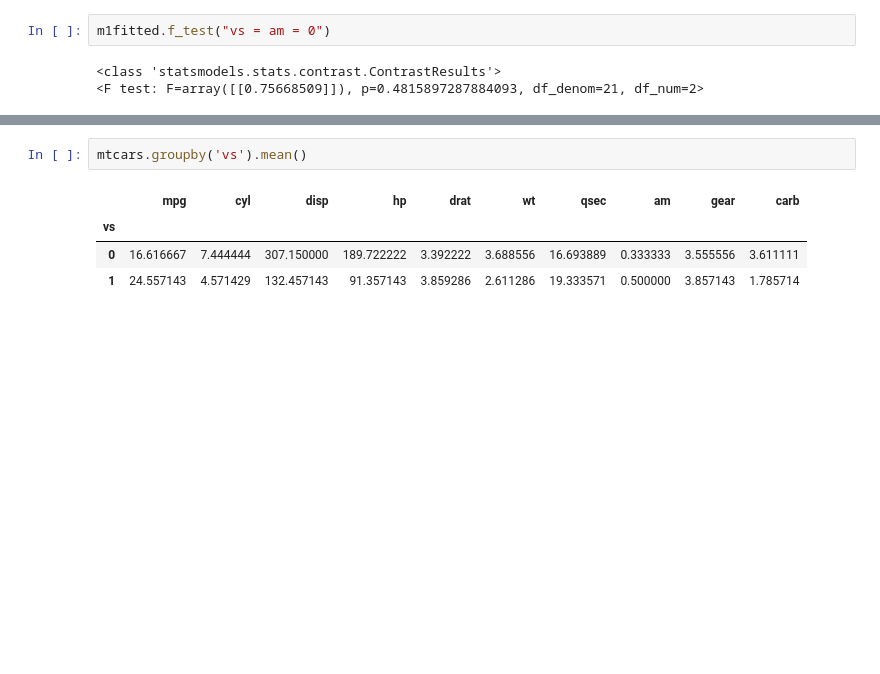
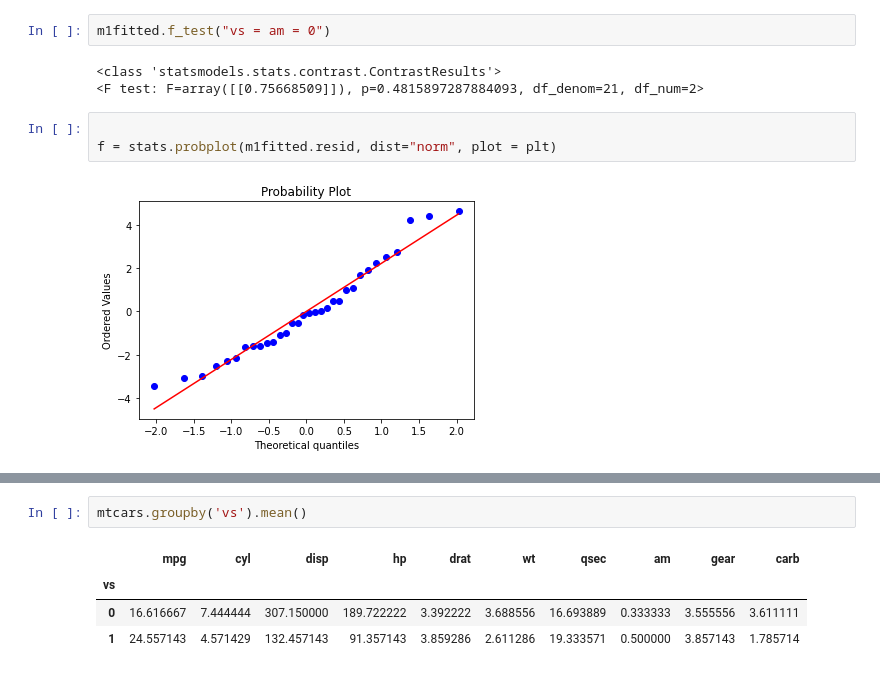
Before and after one commit to ksetdekov/HSE_DS, a Jupyter notebook: 03 Math/Stat hw3/hw3.ipynb, the cells around one changed output, grey strips where cells are left out. Cells and saved outputs as stored; diff of their text form; blank space fills up the shorter version.

```diff
--- a/03 Math/Stat hw3/hw3.ipynb
+++ b/03 Math/Stat hw3/hw3.ipynb
@@ -334,3 +397,8 @@ m1fitted.f_test("vs = am = 0")
 # %% [output]
 <class 'statsmodels.stats.contrast.ContrastResults'>
 <F test: F=array([[0.75668509]]), p=0.4815897287884093, df_denom=21, df_num=2>
+# %%
+
+f = stats.probplot(m1fitted.resid, dist="norm", plot = plt)
+# %% [output]
+[figure, added]
```
Also changed, not shown: parts of 43 cells of this notebook.
